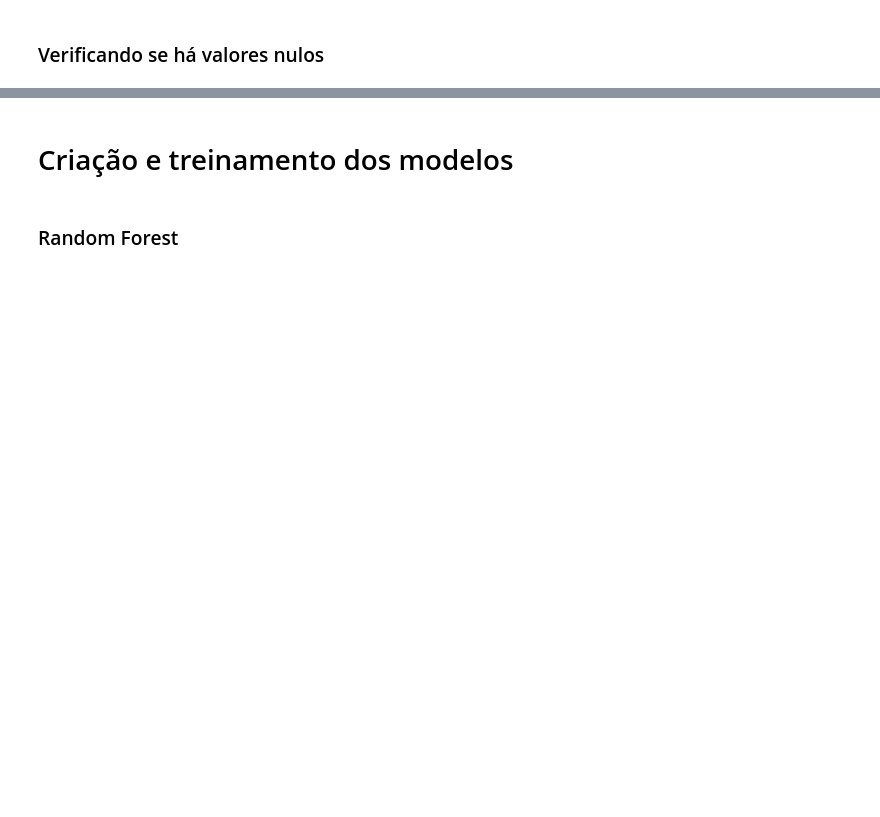
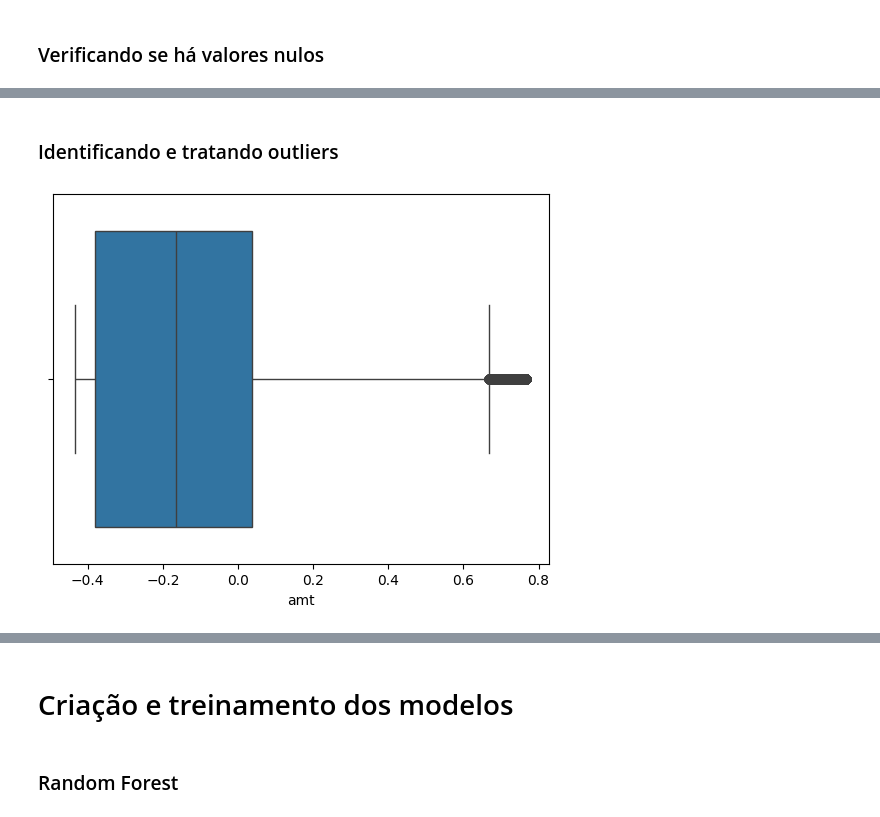
Before and after one commit to jlsm2/deeplearning, a Jupyter notebook: cc_fraud_detection.ipynb, the cells around one changed output, grey strips where cells are left out. Cells and saved outputs as stored; diff of their text form; code cells hidden in the pictures; blank space fills up the shorter version.

```diff
--- a/cc_fraud_detection.ipynb
+++ b/cc_fraud_detection.ipynb
@@ -111,0 +179,13 @@ sns.boxplot(x=df["Amount"])
+# %%
+# label encoder
+le = LabelEncoder()
+
+dfTrain["merchant"] = le.fit_transform(dfTrain["merchant"])
+dfTrain["category"] = le.fit_transform(dfTrain["category"])
+dfTrain["gender"] = le.fit_transform(dfTrain["gender"])
+dfTrain["job"] = le.fit_transform(dfTrain["job"])
+
+dfTest["merchant"] = le.fit_transform(dfTest["merchant"])
+dfTest["category"] = le.fit_transform(dfTest["category"])
+dfTest["gender"] = le.fit_transform(dfTest["gender"])
+dfTest["job"] = le.fit_transform(dfTest["job"])
@@ -111,0 +214,7 @@ sns.boxplot(x=df["Amount"])
+# %%
+numeric_features = ["amt", "lat", "long", "city_pop", "unix_time", "year", "month", "day", "day_of_week", "hour"]
+
+scaler = StandardScaler()
+
+dfTrain[numeric_features] = scaler.fit_transform(dfTrain[numeric_features])
+dfTest[numeric_features] = scaler.fit_transform(dfTest[numeric_features])
@@ -111,0 +253,29 @@ sns.boxplot(x=df["Amount"])
+# %% [markdown]
+### Identificando e tratando outliers
+# %%
+# train
+
+# identificação dos outliers
+Q1 = dfTrain["amt"].quantile(0.25)
+Q3 = dfTrain["amt"].quantile(0.75)
+IQR = Q3 - Q1
+
+lower_bound = Q1 - 1.5 * IQR
+upper_bound = Q3 + 1.5 * IQR
+
+outliers = dfTrain[(dfTrain["amt"] < lower_bound) | (dfTrain["amt"] > upper_bound)]
+
+# remoção
+dfTrain_cleaned = dfTrain[(dfTrain["amt"] >= lower_bound) & (dfTrain["amt"] <= upper_bound)]
+
+# substituicao de valores
+dfTrain["amt"] = np.where(dfTrain["amt"] < lower_bound, lower_bound, dfTrain["amt"])
+dfTrain["amt"] = np.where(dfTrain["amt"] > upper_bound, upper_bound, dfTrain["amt"])
+
+# transformação de dados
+dfTrain["amt"] = np.log(dfTrain["amt"] + 1)  # somar 1 para evitar log(0)
+# %%
+sns.boxplot(x=dfTrain_cleaned["amt"])
+plt.show()
+# %% [output]
+[figure, added]
```
Also changed, not shown: parts of 32 cells of this notebook.
